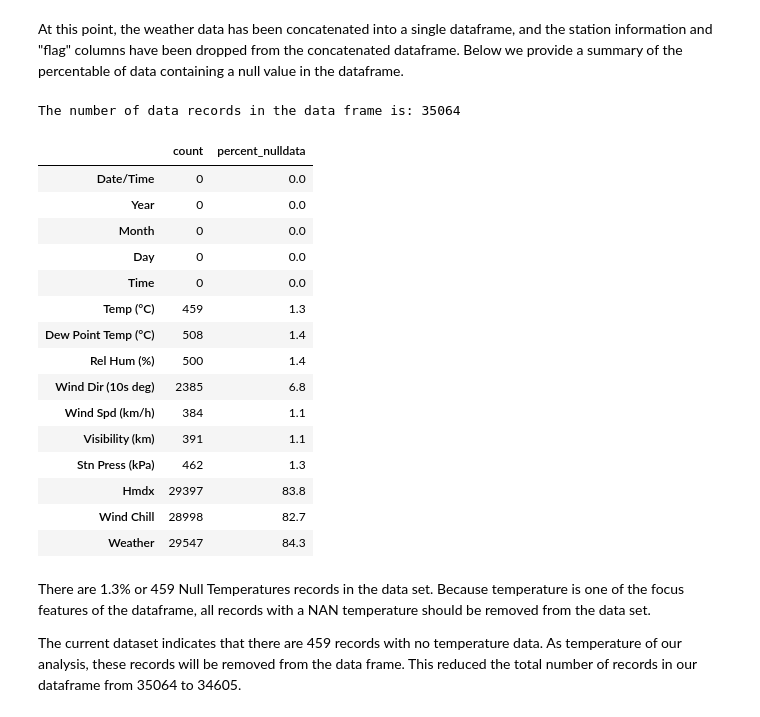
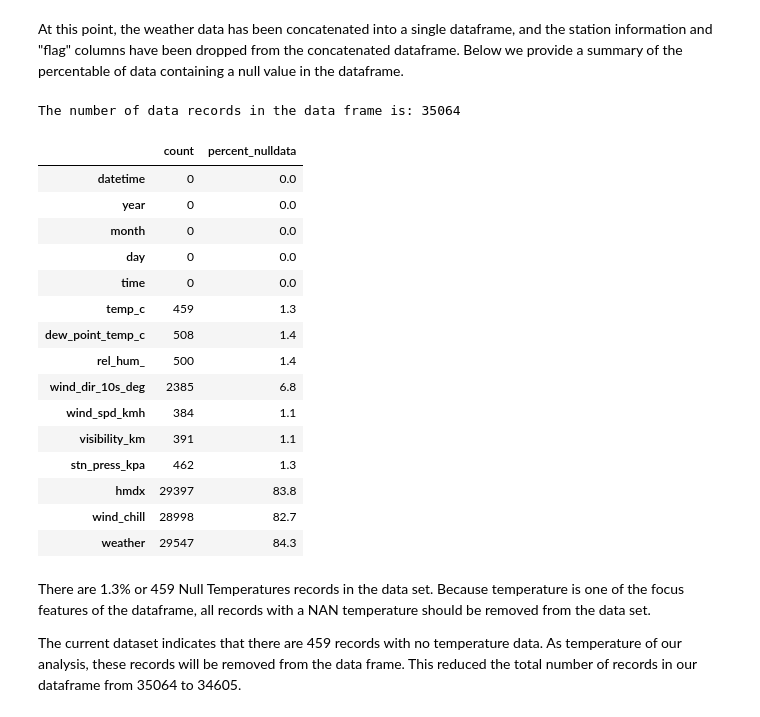
Before and after one commit to yokoyana/toronto_bike_share, a Jupyter notebook: project.ipynb, the cells around one changed output. Saved outputs shown, nothing was run; the diff lists cells and outputs as text; code cells hidden in the pictures.

```diff
--- a/project.ipynb
+++ b/project.ipynb
@@ -152,31 +130,31 @@ At this point, the weather data has been concatenated into a single dataframe, a
 # %%
 #Percentage of Data Containing Null Record
 df_weather_data_missing = pd.DataFrame(df_weather_data.isnull().sum())
 df_weather_data_missing = df_weather_data_missing.rename(columns={0:"count"})
 df_weather_data_missing['percent_nulldata']=round(df_weather_data_missing['count']/df_weather_data.shape[0] * 100,1)
 
 print("")
 print('The number of data records in the data frame is:' ,df_weather_data.shape[0])
 
-weather_data_missing
+df_weather_data_missing
 # %% [output]
 The number of data records in the data frame is: 35064
 |  | count | percent_nulldata |
-| Date/Time | 0 | 0.0 |
-| Year | 0 | 0.0 |
-| Month | 0 | 0.0 |
-| Day | 0 | 0.0 |
-| Time | 0 | 0.0 |
-| Temp (°C) | 459 | 1.3 |
-| Dew Point Temp (°C) | 508 | 1.4 |
-| Rel Hum (%) | 500 | 1.4 |
-| Wind Dir (10s deg) | 2385 | 6.8 |
-| Wind Spd (km/h) | 384 | 1.1 |
-| Visibility (km) | 391 | 1.1 |
-| Stn Press (kPa) | 462 | 1.3 |
-| Hmdx | 29397 | 83.8 |
-| Wind Chill | 28998 | 82.7 |
-| Weather | 29547 | 84.3 |
+| datetime | 0 | 0.0 |
+| year | 0 | 0.0 |
+| month | 0 | 0.0 |
+| day | 0 | 0.0 |
+| time | 0 | 0.0 |
+| temp_c | 459 | 1.3 |
+| dew_point_temp_c | 508 | 1.4 |
+| rel_hum_ | 500 | 1.4 |
+| wind_dir_10s_deg | 2385 | 6.8 |
+| wind_spd_kmh | 384 | 1.1 |
+| visibility_km | 391 | 1.1 |
+| stn_press_kpa | 462 | 1.3 |
+| hmdx | 29397 | 83.8 |
+| wind_chill | 28998 | 82.7 |
+| weather | 29547 | 84.3 |
 # %% [markdown]
 There are 1.3% or 459 Null Temperatures records in the data set. Because temperature is one of the focus features of the dataframe, all records with a NAN temperature should be removed from the data set.
 
```
Also changed, not shown: parts of 66 cells of this notebook.
